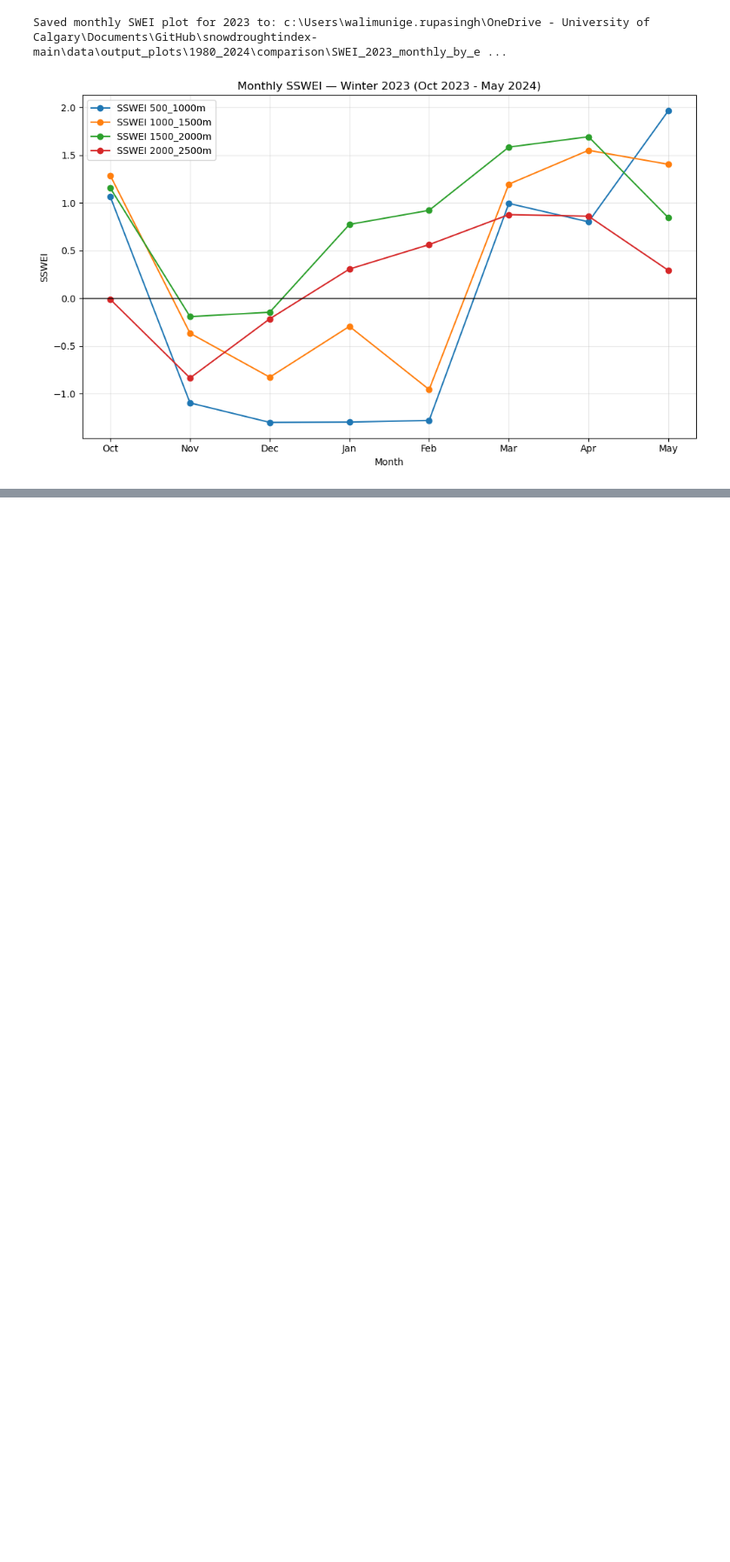
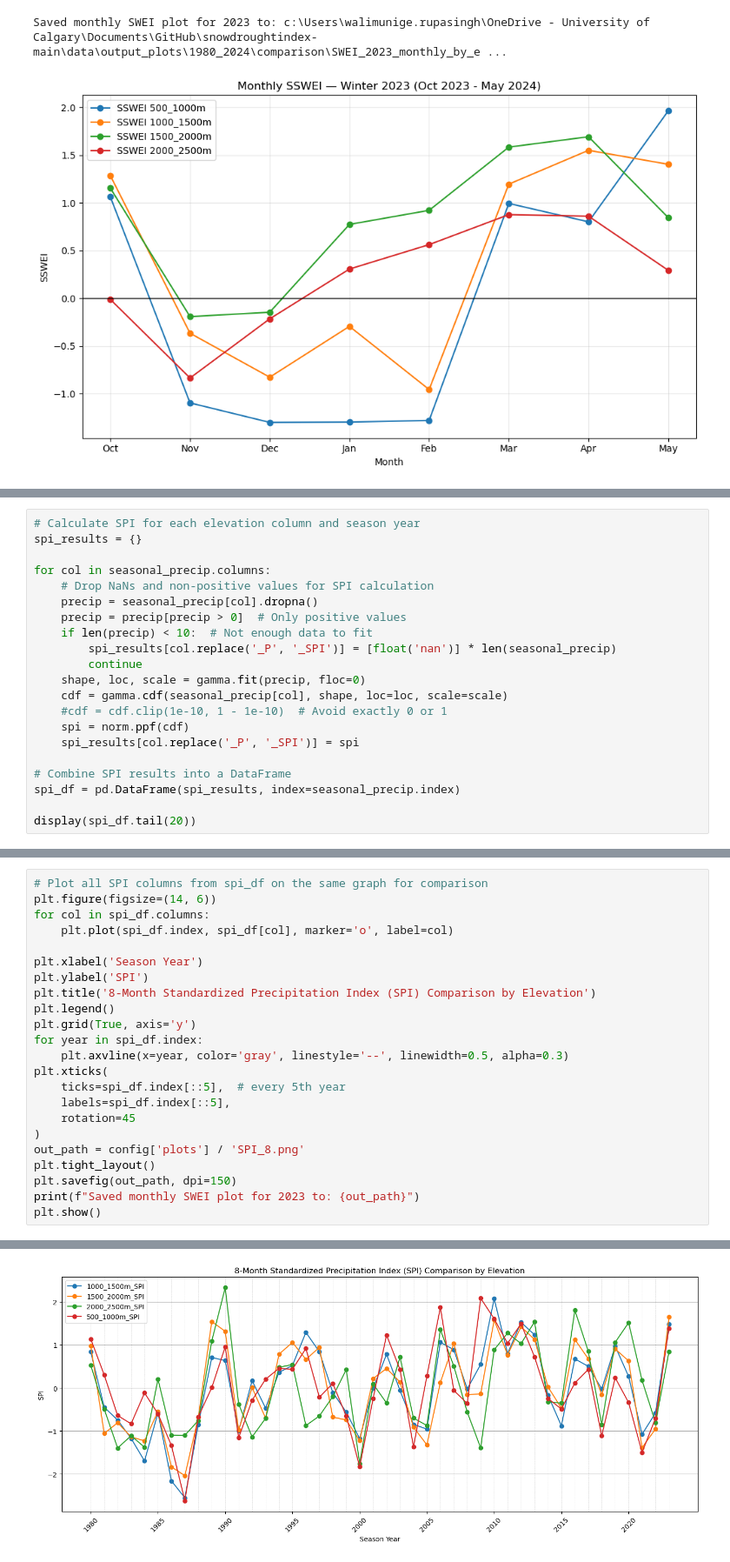
Before and after one commit to Nadiesenali/snowdroughtindex-main, a Jupyter notebook: notebooks/workflows/6_indices_comparison.ipynb, the cells around one changed output, grey strips where cells are left out. Shown at 87% size. Saved outputs shown, nothing was run; the diff lists cells and outputs as text; blank space fills up the shorter version.

```diff
--- a/notebooks/workflows/6_indices_comparison.ipynb
+++ b/notebooks/workflows/6_indices_comparison.ipynb
@@ -615,0 +723,21 @@ Saved monthly SWEI plot for 2023 to: c:\Users\walimunige.rupasingh\OneDrive - Un
+# %%
+# Calculate SPI for each elevation column and season year
+spi_results = {}
+
+for col in seasonal_precip.columns:
+    # Drop NaNs and non-positive values for SPI calculation
+    precip = seasonal_precip[col].dropna()
+    precip = precip[precip > 0]  # Only positive values
+    if len(precip) < 10:  # Not enough data to fit
+        spi_results[col.replace('_P', '_SPI')] = [float('nan')] * len(seasonal_precip)
+        continue
+    shape, loc, scale = gamma.fit(precip, floc=0)
+    cdf = gamma.cdf(seasonal_precip[col], shape, loc=loc, scale=scale)
+    #cdf = cdf.clip(1e-10, 1 - 1e-10)  # Avoid exactly 0 or 1
+    spi = norm.ppf(cdf)
+    spi_results[col.replace('_P', '_SPI')] = spi
+
+# Combine SPI results into a DataFrame
+spi_df = pd.DataFrame(spi_results, index=seasonal_precip.index)
+
+display(spi_df.tail(20))
@@ -615,0 +763,24 @@ Saved monthly SWEI plot for 2023 to: c:\Users\walimunige.rupasingh\OneDrive - Un
+# %%
+# Plot all SPI columns from spi_df on the same graph for comparison
+plt.figure(figsize=(14, 6))
+for col in spi_df.columns:
+    plt.plot(spi_df.index, spi_df[col], marker='o', label=col)
+
+plt.xlabel('Season Year')
+plt.ylabel('SPI')
+plt.title('8-Month Standardized Precipitation Index (SPI) Comparison by Elevation')
+plt.legend()
+plt.grid(True, axis='y')
+for year in spi_df.index:
+    plt.axvline(x=year, color='gray', linestyle='--', linewidth=0.5, alpha=0.3)
+plt.xticks(
+    ticks=spi_df.index[::5],  # every 5th year
+    labels=spi_df.index[::5],
+    rotation=45
+)
+out_path = config['plots'] / 'SPI_8.png'
+plt.tight_layout()
+plt.savefig(out_path, dpi=150)
+print(f"Saved monthly SWEI plot for 2023 to: {out_path}")
+plt.show()
+# %% [output]
@@ -615,0 +788 @@ Saved monthly SWEI plot for 2023 to: c:\Users\walimunige.rupasingh\OneDrive - Un
+[figure, added]
```
Also changed, not shown: parts of 10 cells of this notebook, 2 other files.
